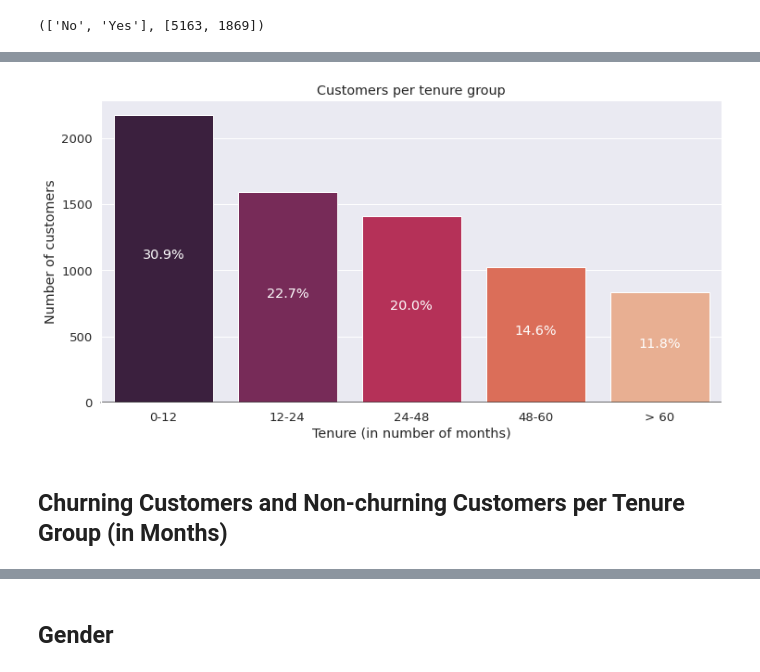
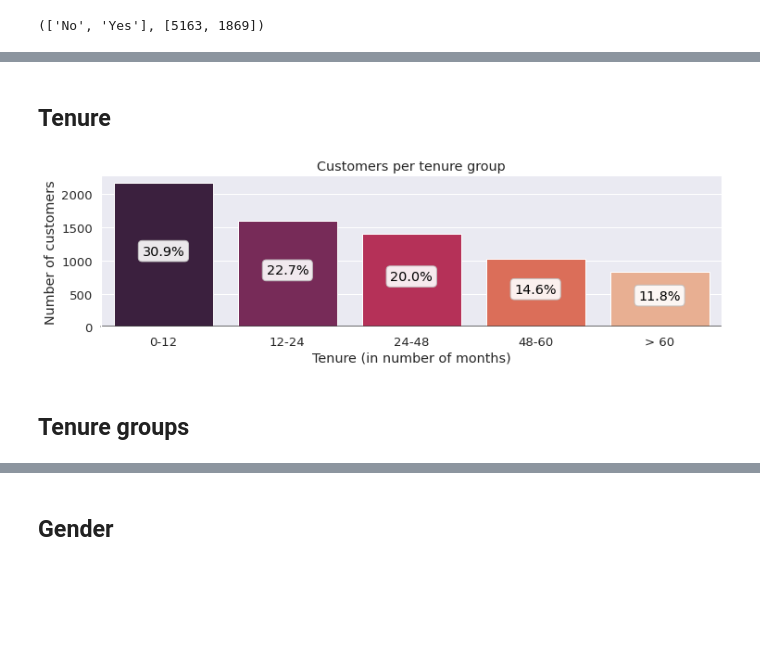
Before and after one commit to edab96/AI-and-Robotics-Project, a Jupyter notebook: EDA_In_Depth.ipynb, the cells around one changed output, grey strips where cells are left out. Saved outputs shown, nothing was run; the diff lists cells and outputs as text; code cells hidden in the pictures; blank space fills up the shorter version.

```diff
--- a/EDA_In_Depth.ipynb
+++ b/EDA_In_Depth.ipynb
@@ -121,5 +121,5 @@ toLabelsAndValues(df,'Churn')
 # %%
-f,ax = plt.subplots(figsize=(12, 6))
+f,ax = plt.subplots(figsize=(12, 3))
 sns.set(font_scale=1.2)
 ax = sns.barplot(x=lab, y=val, palette="rocket")
 ax.axhline(0, color="k", clip_on=False)
@@ -132,9 +132,9 @@ total = TotalCustomers
 
 for p in ax.patches:
         percentage = '{:.1f}%'.format(100 * p.get_height()/total)
-        x = p.get_x() + p.get_width()/2 - 0.075
+        x = p.get_x() + p.get_width()/2
         y = p.get_y() + p.get_height()/2
-        ax.annotate(percentage, (x,y), color="white")
+        ax.annotate(percentage, (x,y), color="white",  ha='center')
 
 
 # We can see that the majority of customers did not churn.
@@ -146,5 +144,5 @@ for p in ax.patches:
 # %%
-# To keep code clean when plotting the upcmingg graphs, we define a small utility function
+# To keep code clean when plotting the upcmingg graphs, we define a small utility function that plots a graph similar to the one above
 def makeChart(figsize=(12, 6), title='Chart title', xticklabels = [], x=[], y= [], ylabel='Y label', xlabel='Y label', total=1):
   f,ax = plt.subplots(figsize=figsize)
   sns.set(font_scale=1.2)
@@ -160,4 +158,5 @@ def makeChart(figsize=(12, 6), title='Chart title', xticklabels = [], x=[], y= [
           percentage = '{:.1f}%'.format(100 * p.get_height()/total)
           x = p.get_x() + p.get_width()/2
           y = p.get_y() + p.get_height()/2
-          ax.annotate(percentage, (x,y), color='white', ha='center')
+          bbox_props = dict(boxstyle="round", fc="w", ec="0.75", alpha=0.9)
+          ax.annotate(percentage, (x,y), color='black', ha='center', bbox=bbox_props)
@@ -166,19 +163,21 @@ def makeChart(figsize=(12, 6), title='Chart title', xticklabels = [], x=[], y= [
+# %% [markdown]
+## Tenure
 # %%
-makeChart(figsize=(12, 6),
+makeChart(figsize=(12, 3),
           x=tenureGroups,
           y=tenureGroupsvals,
           title='Customers per tenure group',
           xticklabels=["0-12", "12-24", "24-48", "48-60","> 60"],
           ylabel='Number of customers',
           xlabel='Tenure (in number of months)',
           total = len(df)
           )
 
 # Most customers were subscribed 0 to 12 months. The longer the subscription time the less customers.
 # %% [output]
-[figure, old version]
+[figure, new version]
-# %% [markdown]
-## Churning Customers and Non-churning Customers per Tenure Group (in Months)
+# %% [markdown]
+## Tenure groups
 # %%
 churningPerTenureGroup = churningCustomers.groupby(df['tenure_group']).value_counts().values.tolist()
 nonChurningPerTenureGroup = nonChurningCustomers.groupby(df['tenure_group']).value_counts().values.tolist()
```
Also changed, not shown: parts of 30 cells of this notebook, 1 other file.
